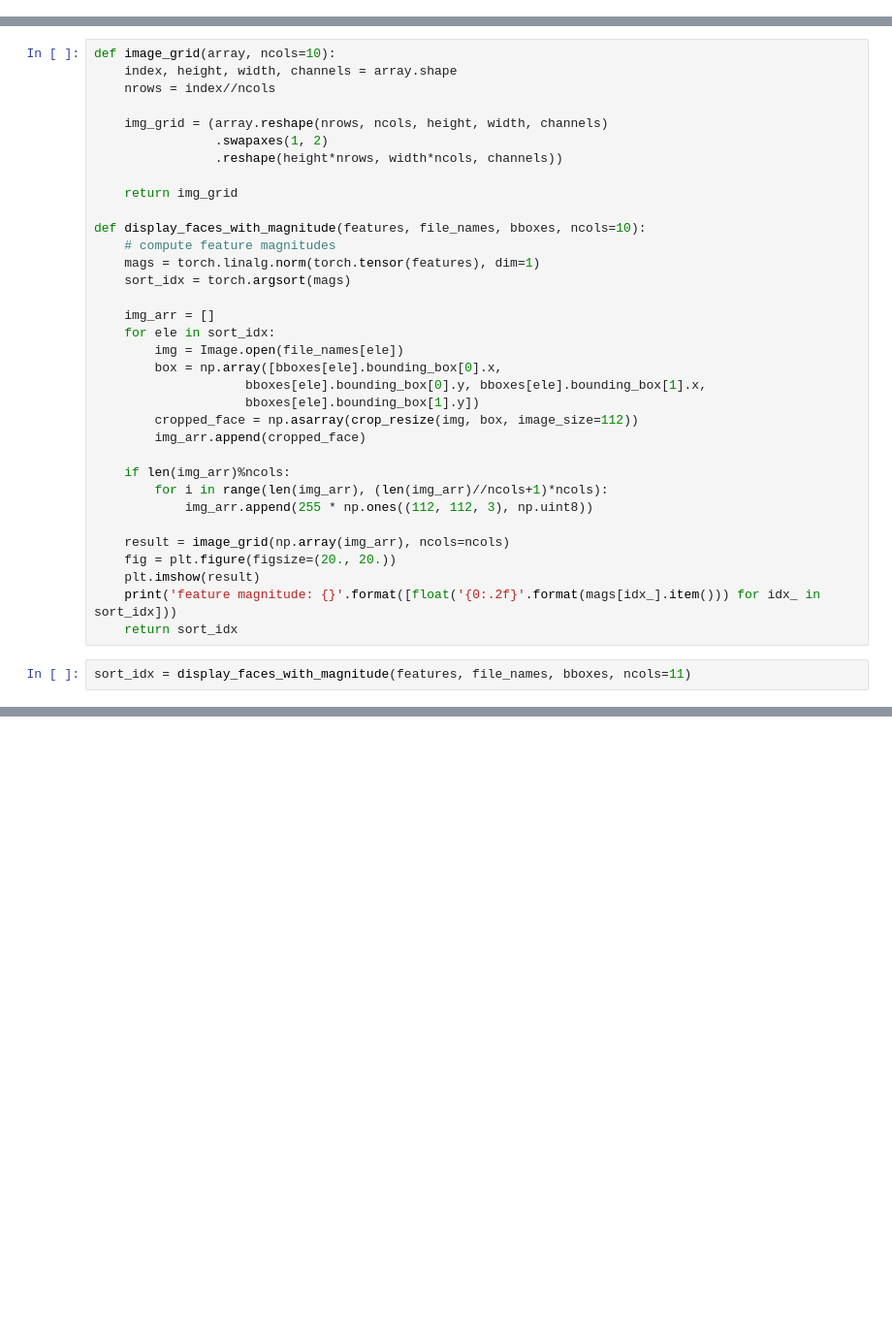
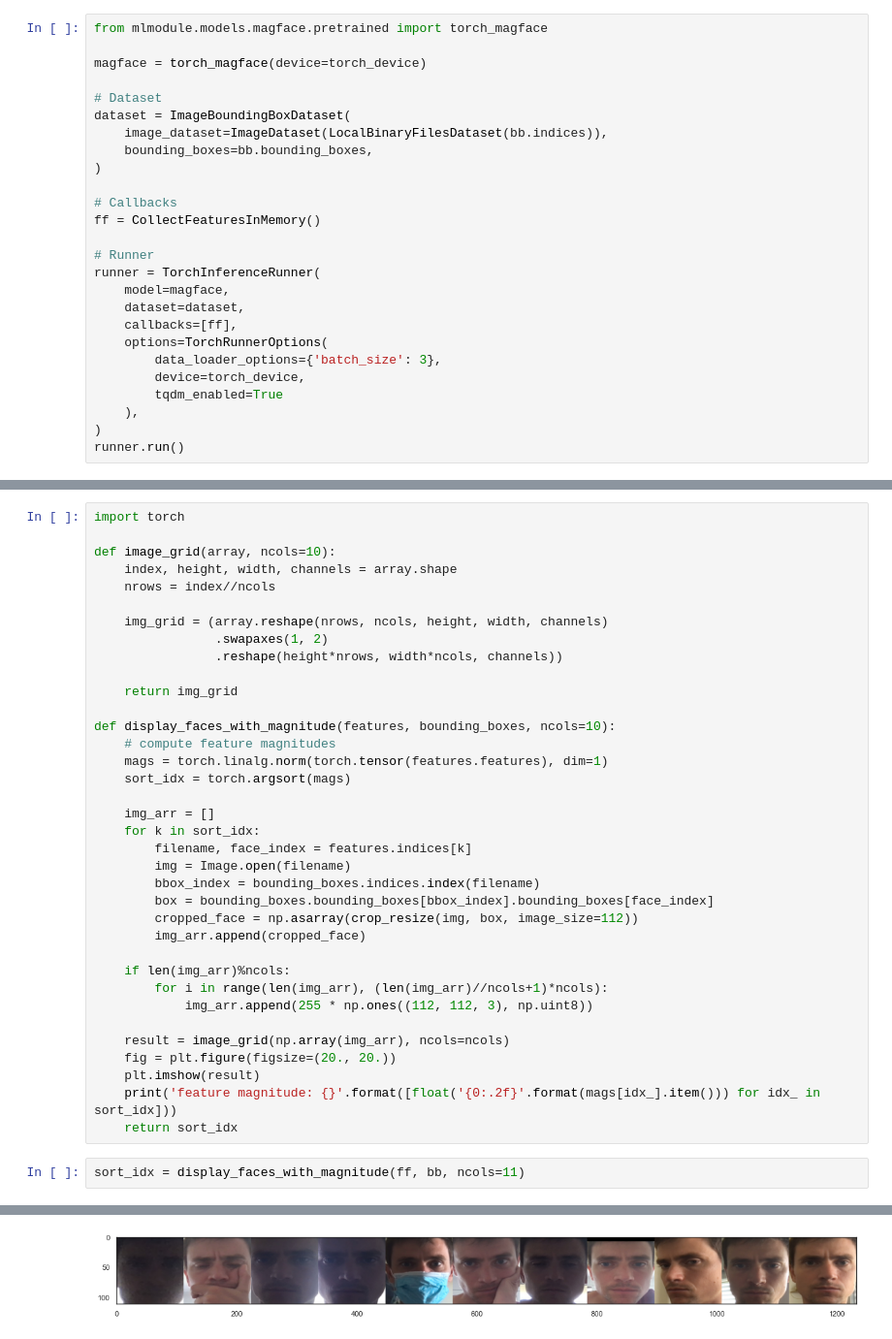
Before and after one commit to mozuma/mozuma, a Jupyter notebook: notebooks/test_magface.ipynb, the cells around one changed output, grey strips where cells are left out. Shown: that part at 97% size. Drawn from its saved outputs; the diff is of its cells as text; blank space fills up the shorter version.

Commit message:
update magface notebook

```diff
--- a/notebooks/test_magface.ipynb
+++ b/notebooks/test_magface.ipynb
@@ -50 +57,27 @@ d_indices, features = magface.bulk_inference(
+# %%
+from mlmodule.models.magface.pretrained import torch_magface
+
+magface = torch_magface(device=torch_device)
+
+# Dataset
+dataset = ImageBoundingBoxDataset(
+    image_dataset=ImageDataset(LocalBinaryFilesDataset(bb.indices)),
+    bounding_boxes=bb.bounding_boxes,
+)
+
+# Callbacks
+ff = CollectFeaturesInMemory()
+
+# Runner
+runner = TorchInferenceRunner(
+    model=magface,
+    dataset=dataset,
+    callbacks=[ff],
+    options=TorchRunnerOptions(
+        data_loader_options={'batch_size': 3},
+        device=torch_device,
+        tqdm_enabled=True
+    ),
+)
+runner.run()
 # %% [markdown]
@@ -52,4 +85,6 @@ d_indices, features = magface.bulk_inference(
 # %%
+import torch
+
 def image_grid(array, ncols=10):
     index, height, width, channels = array.shape
     nrows = index//ncols
@@ -60,17 +95,17 @@ def image_grid(array, ncols=10):
 
     return img_grid
 
-def display_faces_with_magnitude(features, file_names, bboxes, ncols=10):
+def display_faces_with_magnitude(features, bounding_boxes, ncols=10):
     # compute feature magnitudes
-    mags = torch.linalg.norm(torch.tensor(features), dim=1)
+    mags = torch.linalg.norm(torch.tensor(features.features), dim=1)
     sort_idx = torch.argsort(mags)
 
     img_arr = []
-    for ele in sort_idx:
-        img = Image.open(file_names[ele])
-        box = np.array([bboxes[ele].bounding_box[0].x,
-                    bboxes[ele].bounding_box[0].y, bboxes[ele].bounding_box[1].x,
-                    bboxes[ele].bounding_box[1].y])
+    for k in sort_idx:
+        filename, face_index = features.indices[k]
+        img = Image.open(filename)
+        bbox_index = bounding_boxes.indices.index(filename)
+        box = bounding_boxes.bounding_boxes[bbox_index].bounding_boxes[face_index]
         cropped_face = np.asarray(crop_resize(img, box, image_size=112))
         img_arr.append(cropped_face)
 
@@ -84,4 +119,5 @@ def display_faces_with_magnitude(features, file_names, bboxes, ncols=10):
     print('feature magnitude: {}'.format([float('{0:.2f}'.format(mags[idx_].item())) for idx_ in sort_idx]))
     return sort_idx
 # %%
-sort_idx = display_faces_with_magnitude(features, file_names, bboxes, ncols=11)
+sort_idx = display_faces_with_magnitude(ff, bb, ncols=11)
+# %% [output]
@@ -87,0 +125 @@ sort_idx = display_faces_with_magnitude(features, file_names, bboxes, ncols=11)
+[figure, added]
```
Also changed, not shown: parts of 24 cells of this notebook, 1 other file.
